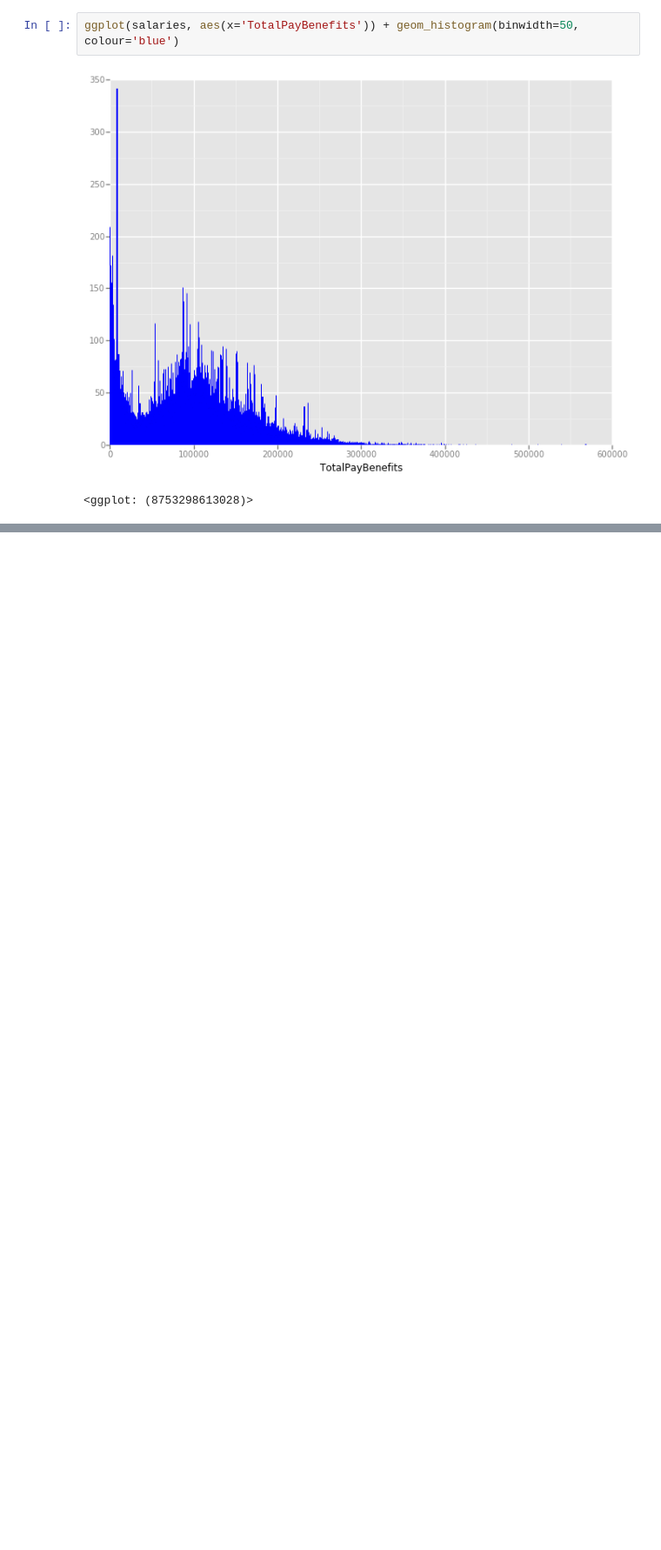
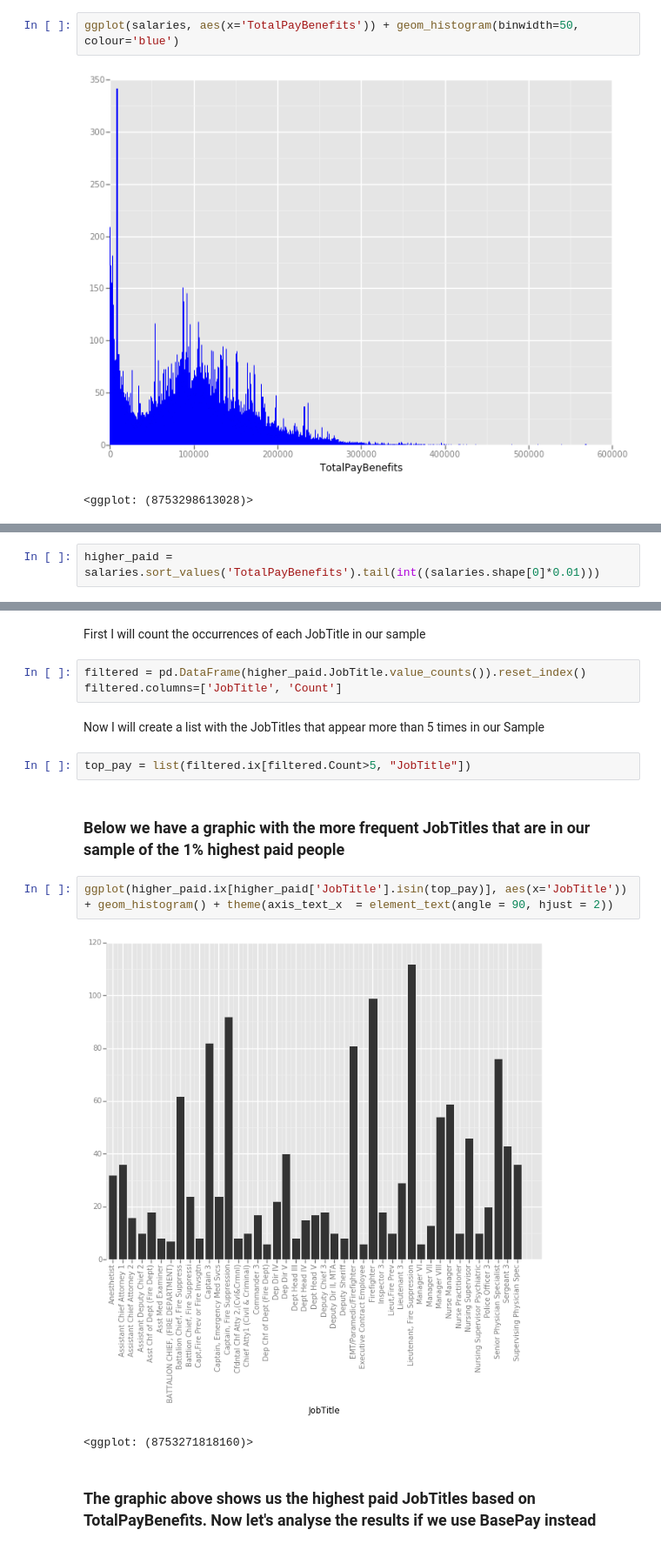
Before and after one commit to guilhermemarson/sf-salaries, a Jupyter notebook: Exploratory Analysis.ipynb, the cells around one changed output, grey strips where cells are left out. Shown: that part at 87% size. Drawn from its saved outputs; the diff is of its cells as text; blank space fills up the shorter version.

Commit message:
Added some analysis on highest paid JobTitles

```diff
--- a/Exploratory Analysis.ipynb
+++ b/Exploratory Analysis.ipynb
@@ -663,0 +685,2 @@ ggplot(salaries, aes(x='TotalPayBenefits')) + geom_histogram(binwidth=50, colour
+# %%
+higher_paid = salaries.sort_values('TotalPayBenefits').tail(int((salaries.shape[0]*0.01)))
@@ -663,0 +693,18 @@ ggplot(salaries, aes(x='TotalPayBenefits')) + geom_histogram(binwidth=50, colour
+# %% [markdown]
+First I will count the occurrences of each JobTitle in our sample
+# %%
+filtered = pd.DataFrame(higher_paid.JobTitle.value_counts()).reset_index()
+filtered.columns=['JobTitle', 'Count']
+# %% [markdown]
+Now I will create a list with the JobTitles that appear more than 5 times in our Sample
+# %%
+top_pay = list(filtered.ix[filtered.Count>5, "JobTitle"])
+# %% [markdown]
+### Below we have a graphic with the more frequent JobTitles that are in our sample of the 1% highest paid people
+# %%
+ggplot(higher_paid.ix[higher_paid['JobTitle'].isin(top_pay)], aes(x='JobTitle')) + geom_histogram() + theme(axis_text_x  = element_text(angle = 90, hjust = 2))
+# %% [output]
+[figure, added]
+<ggplot: (8753271818160)>
+# %% [markdown]
+### The graphic above shows us the highest paid JobTitles based on TotalPayBenefits. Now let's analyse the results if we use BasePay instead
```
Also changed, not shown: parts of 15 cells of this notebook.
